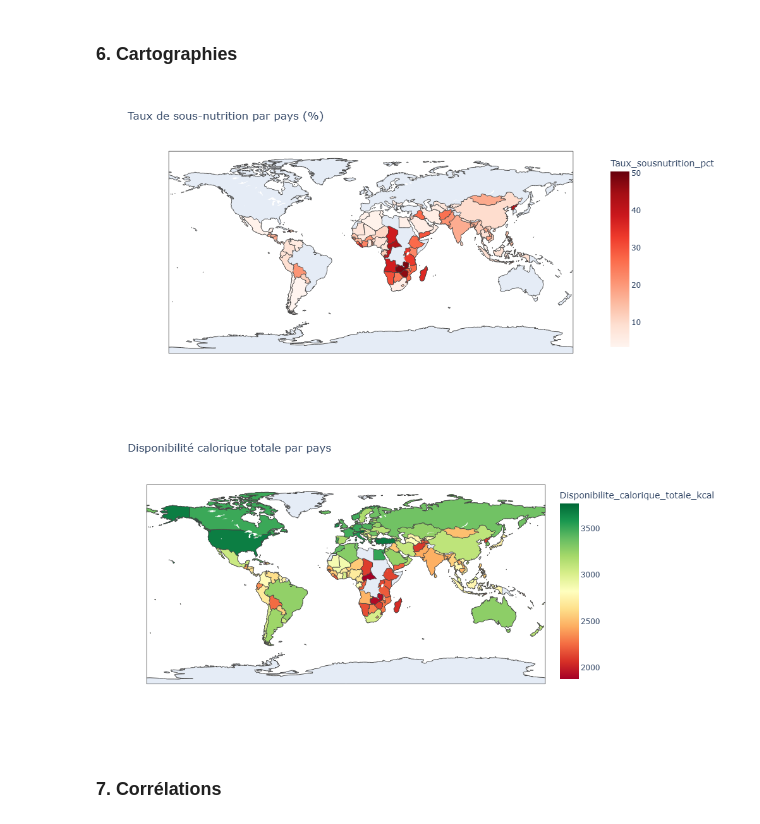
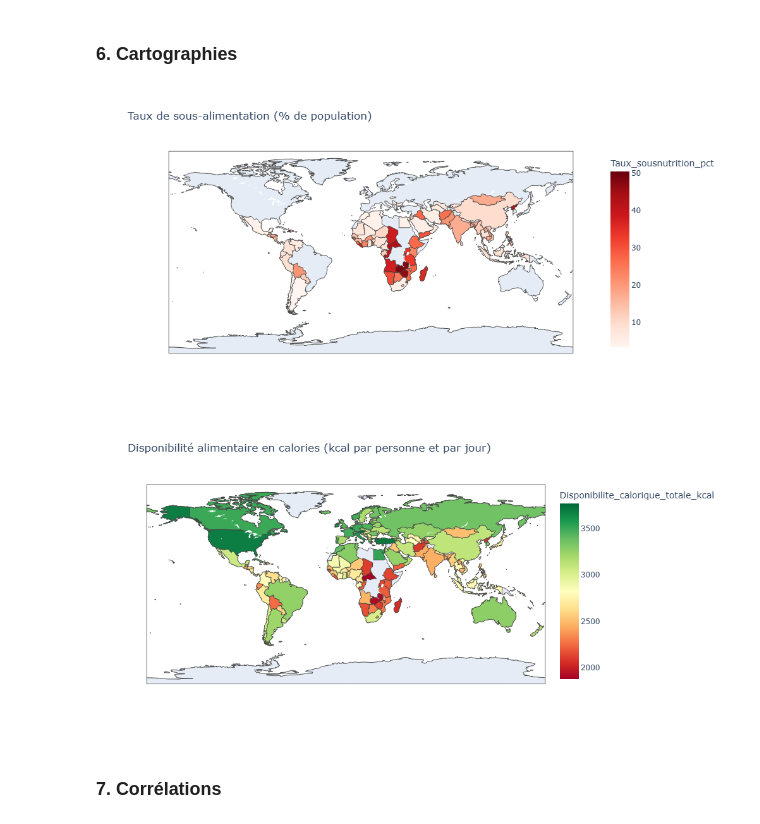
Before and after one commit to XiaoqingGdc/FAO_food_analysis, a Jupyter notebook: FAO_datalab_exploration.ipynb, the cells around one changed output. Saved outputs shown, nothing was run; the diff lists cells and outputs as text; code cells hidden in the pictures.

```diff
--- a/FAO_datalab_exploration.ipynb
+++ b/FAO_datalab_exploration.ipynb
@@ -11,7 +11,7 @@ import plotly.express as px
 # %% [markdown]
 ### 0. Chargement des données
 # %%
-df_global = pd.read_csv('dataset_global_fao.csv')
+df_global = pd.read_csv('data/dataset_global_fao.csv')
 # %% [markdown]
 ### 1. Overview
 # %%
@@ -173,12 +173,17 @@ République populaire démocratique de Corée               42.578831
 # %% [markdown]
 ### 5. Régions Contineantales
 # %%
-# Code zone -> Continent -> ISO3
-df_global['Continent'] = coco.convert(names=df_global['Code zone'].tolist(), src='FAOcode', to='continent', not_found='NON_TROUVE')
+# Code zone -> Continent
+df_global['Continent'] = coco.convert(
+    names=df_global['Code zone'].tolist(),
+    src='FAOcode',
+    to='continent',
+    not_found='NON_TROUVE',
+)
 df_global.loc[df_global['Zone'] == 'Soudan', 'Continent'] = 'Africa'
-
-df_global['ISO3'] = coco.convert(names=df_global['Code zone'].tolist(), src='FAOcode', to='ISO3', not_found=None)
-
+df_global['ISO3'] = coco.convert(
+    names=df_global['Code zone'].tolist(), src='FAOcode', to='ISO3', not_found=None
+)
 continent_stats = df_global.groupby('Continent').agg(
     Nb_pays=('Zone', 'count'),
     Nb_pays_avec_donnee=('Taux_sousnutrition_pct', 'count'),
@@ -276,22 +289,24 @@ principalement en Amérique latine, Asie et Afrique du Nord) : Arménie
 # %% [markdown]
 ### 6. Cartographies
 # %%
+df_global['Taux_sousnutrition_pct'] = df_global['Taux_sousnutrition_pct'].clip(0, 100)
+
 fig1 = px.choropleth(df_global, locations='ISO3', color='Taux_sousnutrition_pct',
                       hover_name='Zone', color_continuous_scale='Reds',
-                      title='Taux de sous-nutrition par pays (%)')
-fig1.write_image("map_sousnutrition.png", width=1000, height=500)
+                      title='Taux de sous-alimentation (% de population)')
+fig1.write_image("img/map_sousnutrition.png", width=1000, height=500)
 
 fig2 = px.choropleth(df_global, locations='ISO3', color='Disponibilite_calorique_totale_kcal',
                       hover_name='Zone', color_continuous_scale='RdYlGn',
-                      title='Disponibilité calorique totale par pays')
-fig2.write_image("map_kcal.png", width=1000, height=500)
+                      title='Disponibilité alimentaire en calories (kcal par personne et par jour)')
+fig2.write_image("img/map_kcal.png", width=1000, height=500)
 
 from IPython.display import Image, display
-display(Image("map_sousnutrition.png"))
-display(Image("map_kcal.png"))
+display(Image("img/map_sousnutrition.png"))
+display(Image("img/map_kcal.png"))
 # %% [output]
-[figure, old version]
+[figure, new version]
-[figure, old version]
+[figure, new version]
 # %% [markdown]
 ### 7. Corrélations
 # %%
```
Also changed, not shown: parts of 3 cells of this notebook, 13 other files.
